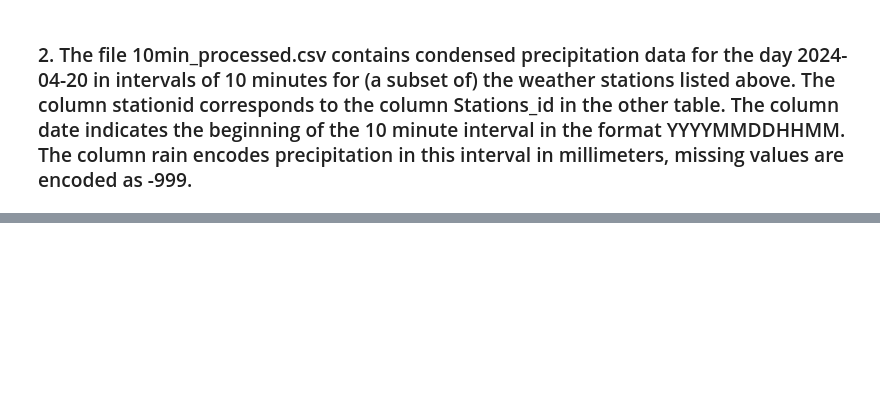
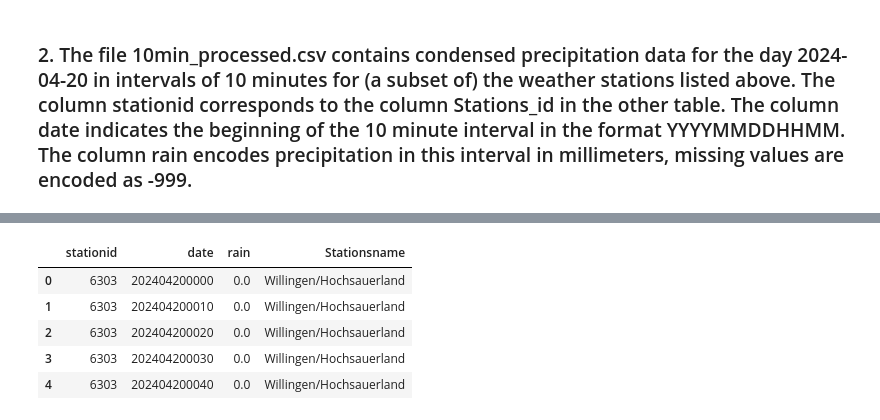
Before and after one commit to Deepak1520/Visualization, a Jupyter notebook: problem-sheet-02/Solution_2.ipynb, the cells around one changed output, grey strips where cells are left out. Cells and saved outputs as stored; diff of their text form; code cells hidden in the pictures; blank space fills up the shorter version.

```diff
--- a/problem-sheet-02/Solution_2.ipynb
+++ b/problem-sheet-02/Solution_2.ipynb
@@ -201,0 +260,13 @@ print(min_Processed_df.shape[0])
+# %%
+#drop the redundant Stations_id column
+
+df_min_Processed.drop(columns = 'Stations_id', inplace = True)
+
+df_min_Processed.head()
+# %% [output]
+|  | stationid | date | rain | Stationsname |
+| 0 | 6303 | 202404200000 | 0.0 | Willingen/Hochsauerland |
+| 1 | 6303 | 202404200010 | 0.0 | Willingen/Hochsauerland |
+| 2 | 6303 | 202404200020 | 0.0 | Willingen/Hochsauerland |
+| 3 | 6303 | 202404200030 | 0.0 | Willingen/Hochsauerland |
+| 4 | 6303 | 202404200040 | 0.0 | Willingen/Hochsauerland |
```
Also changed, not shown: parts of 23 cells of this notebook.
